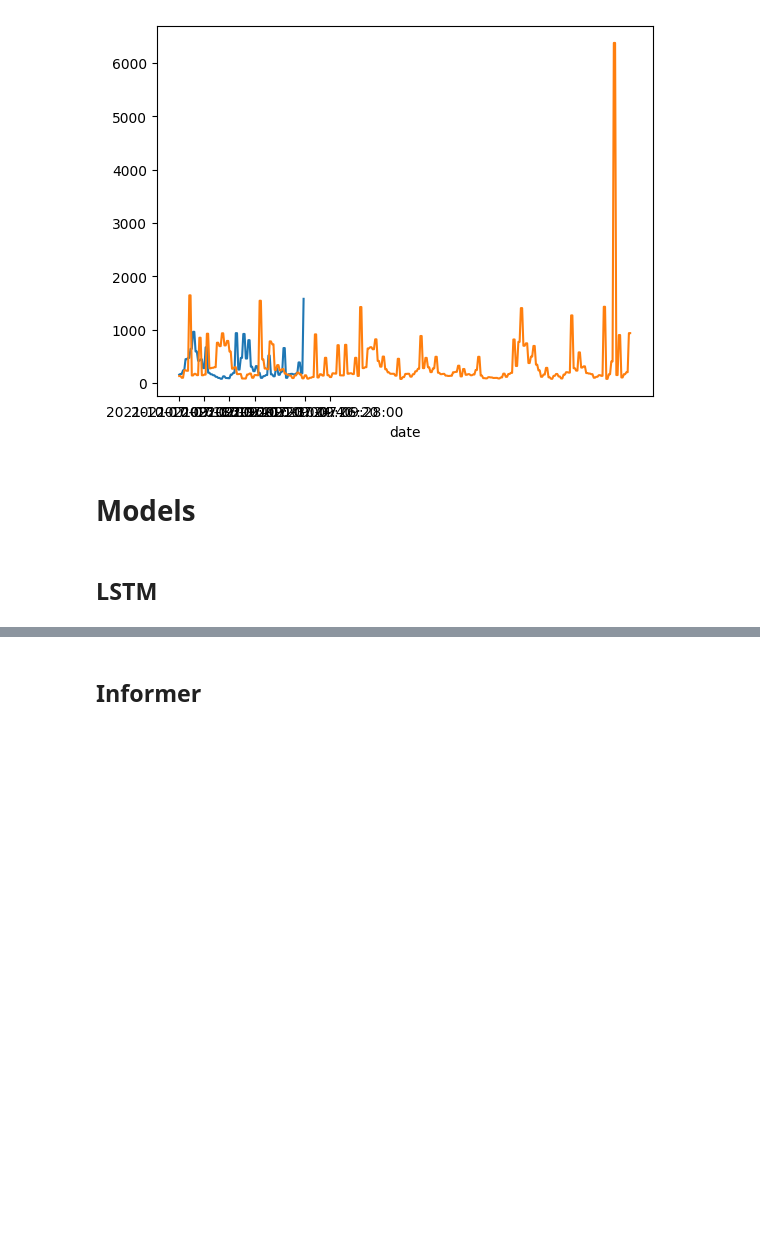
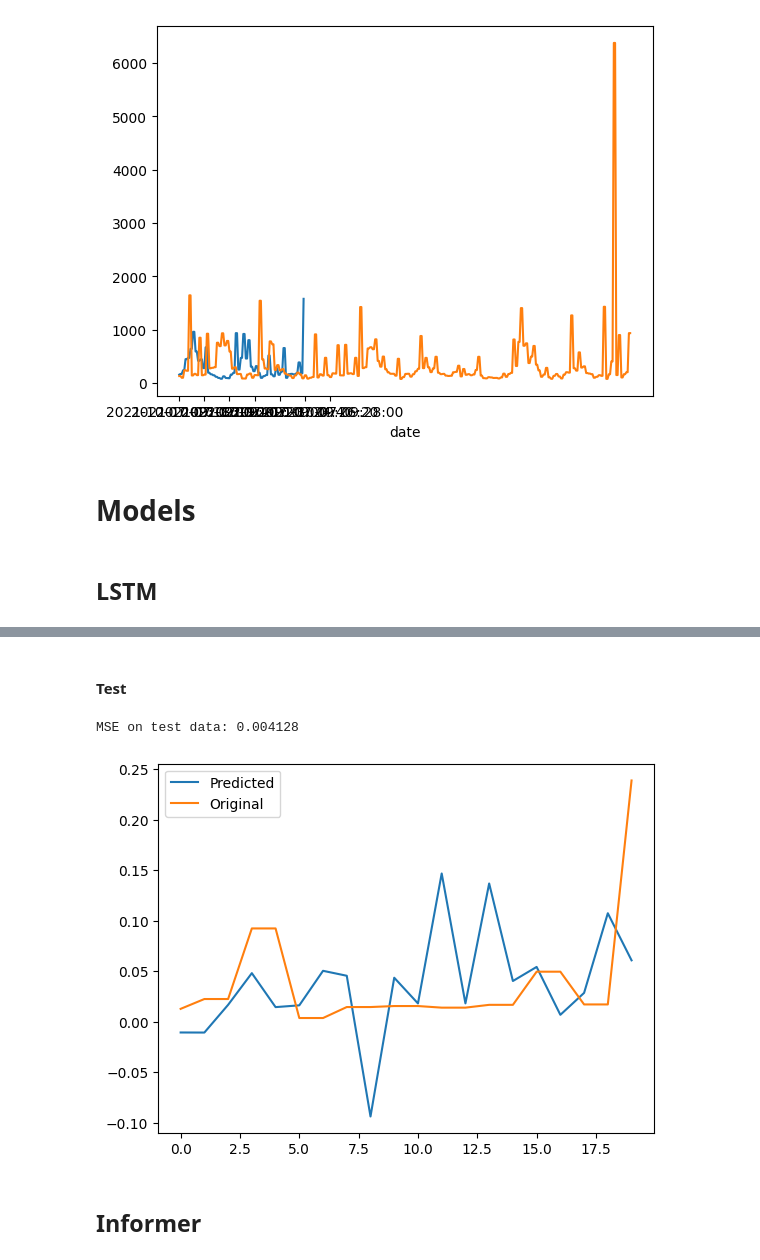
Before and after one commit to ezelanza/Transformers-for-latency-prediction, a Jupyter notebook: main.ipynb, the cells around one changed output, grey strips where cells are left out. Drawn from its saved outputs; the diff is of its cells as text; code cells hidden in the pictures; blank space fills up the shorter version.

```diff
--- a/main.ipynb
+++ b/main.ipynb
@@ -153,0 +347,16 @@ y_target_train.groupby('date').mean().plot()
+# %%
+# train model
+for epoch in range(num_epochs):
+    epoch_loss = 0.0
+    epoch_mse = 0.0
+    for input_seq, output_seq in data_loader:
+        optimizer.zero_grad()
+        model.hidden = (torch.zeros(1, 1, hidden_size), torch.zeros(1, 1, hidden_size))
+        output = model(input_seq)
+        loss = criterion(output, output_seq.unsqueeze(-1))
+        mse_loss = nn.MSELoss()(output, output_seq.unsqueeze(-1))
+        loss.backward()
+        optimizer.step()
+        epoch_loss += loss.item()
+        epoch_mse += mse_loss.item()
+    print('Epoch {}/{} Loss: {} MSE: {}'.format(epoch+1, num_epochs, epoch_loss/len(data_loader), epoch_mse/len(data_loader)))
@@ -154,3 +375,38 @@ y_target_train.groupby('date').mean().plot()
+# %% [markdown]
+#### Test
+# %%
+# Load test data
+test_df = pd.read_csv('Dataset/Test/Test_norm_full.csv', index_col=0)
+
+# Initialize dataset and data loader
+test_dataset = TimeSeriesDataset(test_df.values, input_size, output_size,target_col=59)
+test_data_loader = DataLoader(test_dataset, batch_size=1, shuffle=False)
+
+# Set model to evaluation mode
+model.eval()
+
+# Calculate MSE on test data
+mse = 0
+with torch.no_grad():
+    for input_seq, output_seq in test_data_loader:
+        model.hidden = (torch.zeros(1, 1, hidden_size), torch.zeros(1, 1, hidden_size))
+        output = model(input_seq)
+        mse += criterion(output, output_seq.unsqueeze(-1)).item()
+
+mse /= len(test_data_loader)
+print('MSE on test data: {:.6f}'.format(mse))
+# %% [output]
+MSE on test data: 0.004128
+# %%
+import matplotlib.pyplot as plt
+
+# plot original vs predicted values
+plt.plot(output.squeeze().detach().numpy(), label='Predicted')
+plt.plot(output_seq.squeeze().detach().numpy(), label='Original')
+plt.legend()
+plt.show()
+# %% [output]
+[figure, added]
 # %% [markdown]
 ## Informer
 # %%
```
Also changed, not shown: parts of 19 cells of this notebook, 2 other files.
